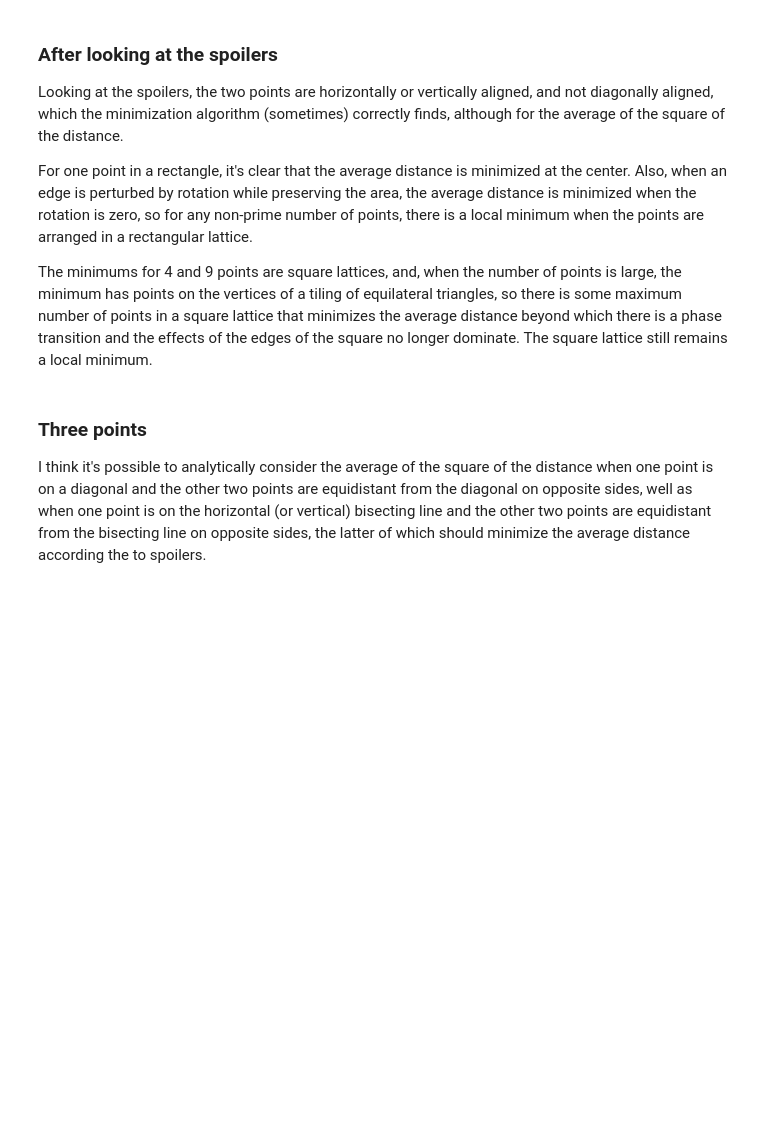
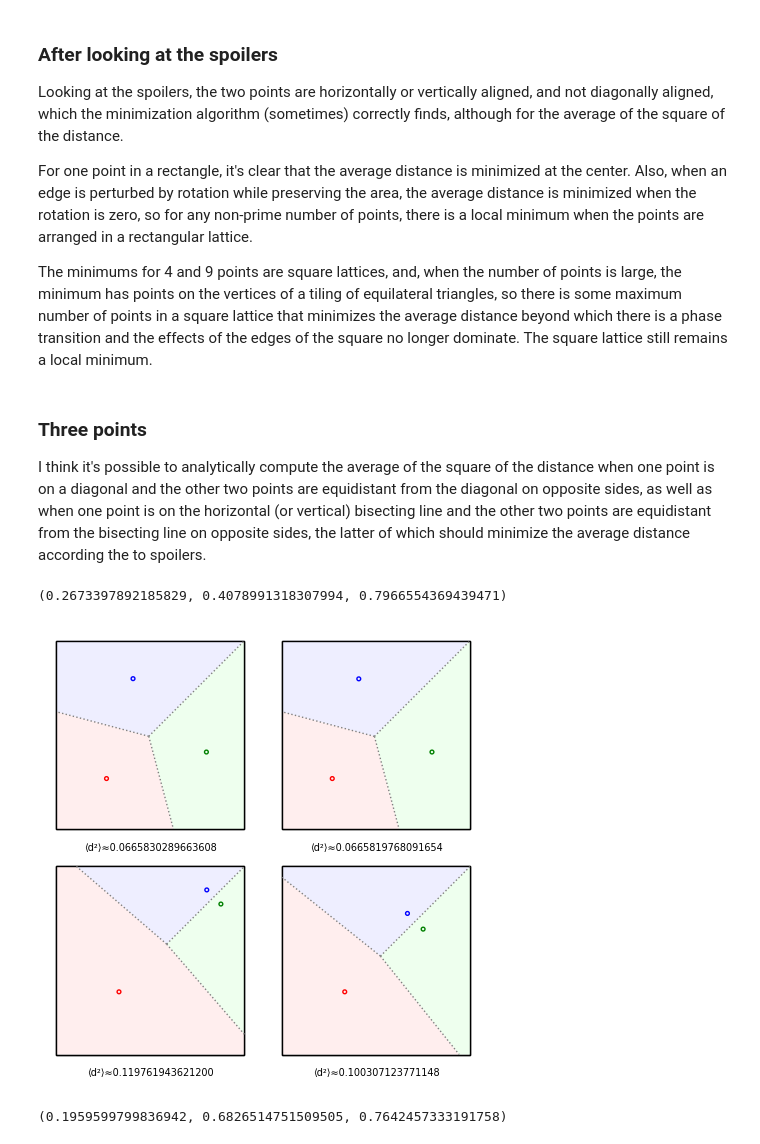
Before and after one commit to qpliu/sunday-puzzle, a Jupyter notebook: riddler/2024/20241122.ipynb, the cells around one changed output. Drawn from its saved outputs; the diff is of its cells as text; code cells hidden in the pictures; blank space fills up the shorter version.

Commit message:
Expand on generalization of fiddler 20241122 extra credit and add discussion of 3 points for fiddler 20241122 making the rounds.

```diff
--- a/riddler/2024/20241122.ipynb
+++ b/riddler/2024/20241122.ipynb
@@ -396,8 +432,69 @@ distance beyond which there is a phase transition and the effects of the edges o
 square no longer dominate.  The square lattice still remains a local minimum.
 # %% [markdown]
 ### Three points
-I think it's possible to analytically consider the average of the square of the distance when
+I think it's possible to analytically compute the average of the square of the distance when
 one point is on a diagonal and the other two points are equidistant from the diagonal on
-opposite sides, well as when one point is on the horizontal (or vertical) bisecting line and
+opposite sides, as well as when one point is on the horizontal (or vertical) bisecting line and
 the other two points are equidistant from the bisecting line on opposite sides, the latter of
 which should minimize the average distance according the to spoilers.
+# %%
+xdiag(x1,x2,y2) = cases([(x2==y2,(x1+x2)/2),
+                        (true,solve(line_12(x1,x1,x2,y2,x) == x,x)[0].rhs())])
+
+xtop_diag(x1,x2,y2) = cases([(x1==x2,0),
+                             (true,max_symbolic(0,solve(line_12(x1,x1,x2,y2,x) == 1,x)[0].rhs()))])
+
+ad_3diag(x1,x2,y2) = \
+    2*(integral(integral((x-x1)^2+(y-x1)^2,y,x,1),x,0,xtop_diag(x1,x2,y2))
+       + integral(integral((x-x1)^2+(y-x1)^2,y,x,line_12(x1,x1,x2,y2,x)),x,xtop_diag(x1,x2,y2),xdiag(x1,x2,y2))
+       + integral(integral((x-x2)^2+(y-y2)^2,y,line_12(x1,x1,x2,y2,x),1),x,xtop_diag(x1,x2,y2),xdiag(x1,x2,y2))
+       + integral(integral((x-x2)^2+(y-y2)^2,y,x,1),x,xdiag(x1,x2,y2),1))
+
+def t(x1,x2,y2,xoff,yoff):
+    ad = ad_3diag(x1,x2,y2)
+    xt = xtop(x1,x1,x2,y2)
+    yt = line_12(x1,x1,x2,y2,xt)
+    xd = xdiag(x1,x2,y2)
+    return (polygon([(xoff,yoff),(xoff+1,yoff),(xoff+1,yoff+1),(xoff,yoff+1)],
+                    fill=None,color='black',axes=false)
+            + polygon([(xoff+1,yoff+1),(xoff+xt,yoff+1),(xoff+xt,yoff+yt),(xoff+xd,yoff+xd)],color='#eef')
+            + polygon([(xoff+1,yoff+1),(xoff+1,yoff+xt),(xoff+yt,yoff+xt),(xoff+xd,yoff+xd)],color='#efe')
+            + polygon([(xoff,yoff),
+                       (xoff,yoff+min_symbolic(1,line_12(x1,x1,x2,y2,0))),
+                       (xoff+xt,yoff+yt),(xoff+xd,yoff+xd),
+                       (xoff+yt,yoff+xt),
+                       (xoff+min_symbolic(1,line_12(x1,x1,x2,y2,0)),yoff)],color='#fee')
+            + line([(xoff+xd,yoff+xd),(xoff+1,yoff+1)],linestyle='dotted',color='gray')
+            + line([(xoff+xd,yoff+xd),(xoff+xt,yoff+yt)],linestyle='dotted',color='gray')
+            + line([(xoff+xd,yoff+xd),(xoff+yt,yoff+xt)],linestyle='dotted',color='gray')
+            + polygon([(xoff,yoff),(xoff+1,yoff),(xoff+1,yoff+1),(xoff,yoff+1)],
+                    fill=None,color='black')
+            + circle((xoff+x1,yoff+x1),0.01,color='red')
+            + circle((xoff+x2,yoff+y2),0.01,color='blue')
+            + circle((xoff+y2,yoff+x2),0.01,color='green')
+            + text(f"⟨d²⟩≈{numerical_approx(ad)}",(xoff+0.5,yoff-0.1),color='black',fontsize=7)
+           )
+# %%
+def f(p):
+    if p[1] < p[2]:
+        if p[0] <= p[1]:
+            return ad_3diag(p[0],p[1],p[2])
+        else:
+            return ad_3diag(1-p[0],1-p[1],p[2])
+    else:
+        if p[0] <= p[2]:
+            return ad_3diag(p[0],p[2],p[1])
+        else:
+            return ad_3diag(1-p[0],1-p[1],p[1])
+
+minimize_constrained(f, [(0,1),(0,1),(0,1)],
+                     (1/4,2/5,4/5))
+# %% [output]
+(0.2673397892185829, 0.4078991318307994, 0.7966554369439471)
+# %%
+(t(0.267,0.408,0.798,0,0)
+ + t(0.267,0.408,0.797,1.2,0)
+ + t(1/3,4/5,7/8,0,-1.2)
+ + t(1/3,2/3,3/4,1.2,-1.2))
+# %% [output]
+[figure, added]
@@ -403,0 +541,11 @@ which should minimize the average distance according the to spoilers.
+# %%
+def f(p):
+    if p[1] < p[2]:
+        return ad_3h(p[0],p[1],max(p[2],1-p[2]))
+    else:
+        return ad_3h(1-p[0],1-p[1],max(p[2],1-p[2]))
+
+minimize_constrained(f, [(0,1),(0,1),(1/2,1)],
+                     (1/4,3/4,3/4))
+# %% [output]
+(0.1959599799836942, 0.6826514751509505, 0.7642457333191758)
```
Also changed, not shown: parts of 12 cells of this notebook, 1 other file.
